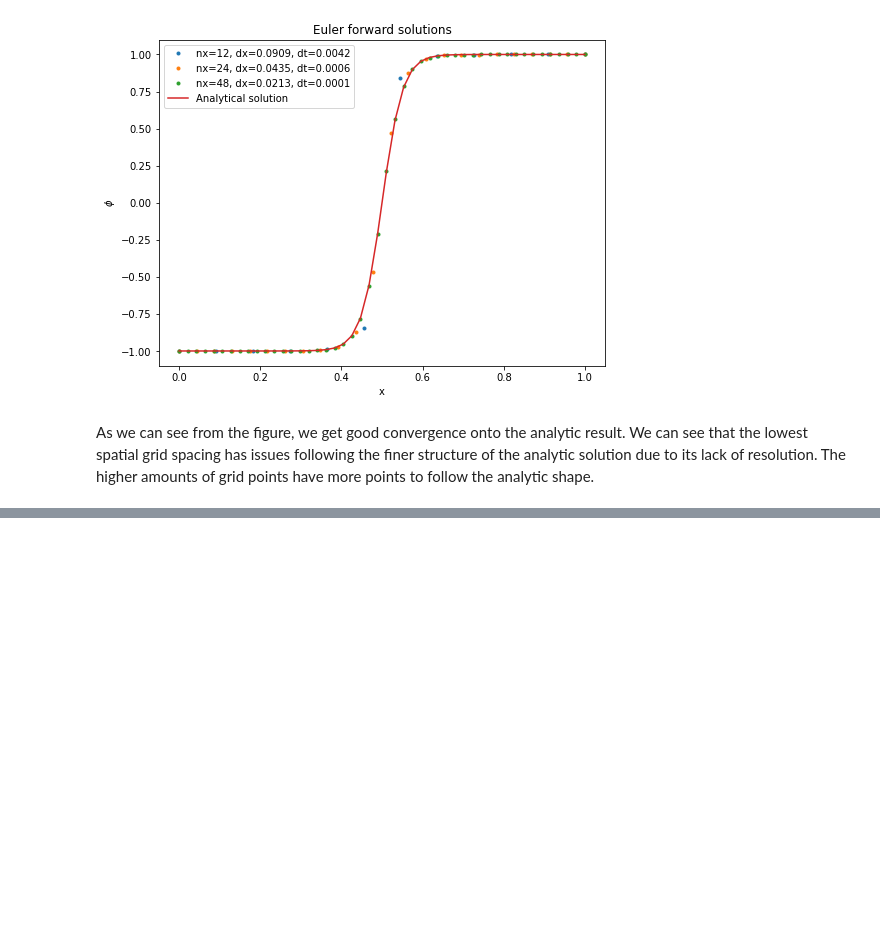
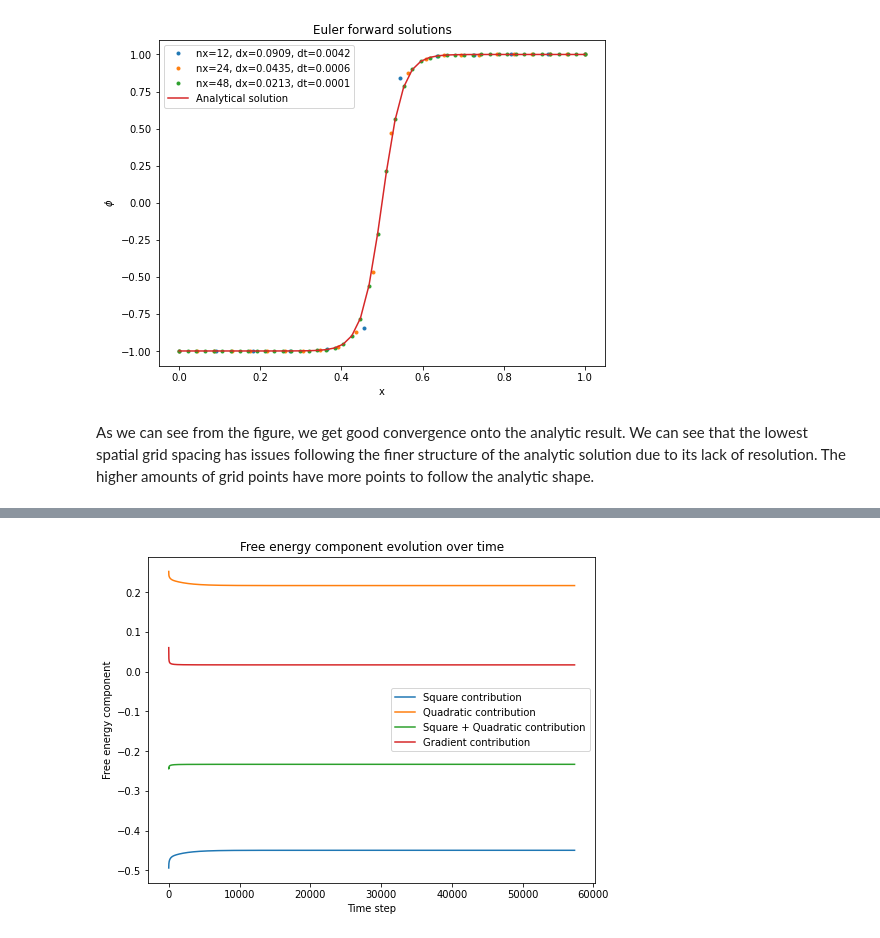
Before and after one commit to KevoSoftworks/mathematical_and_numerical_physics, a Jupyter notebook: hw1.ipynb, the cells around one changed output, grey strips where cells are left out. Drawn from its saved outputs; the diff is of its cells as text; code cells hidden in the pictures; blank space fills up the shorter version.

```diff
--- a/hw1.ipynb
+++ b/hw1.ipynb
@@ -350,0 +416,13 @@ As we can see from the figure, we get good convergence onto the analytic result.
+# %%
+plt.figure(figsize=(6.4*1.25, 4.8*1.25))
+
+plt.plot(range(nt - 1), sq[:-1], label="Square contribution")
+plt.plot(range(nt - 1), qu[:-1], label="Quadratic contribution")
+plt.plot(range(nt - 1), np.array(sq[:-1]) + np.array(qu[:-1]), label="Square + Quadratic contribution")
+plt.plot(range(nt - 1), grad[:-1], label="Gradient contribution")
+plt.xlabel("Time step")
+plt.ylabel("Free energy component")
+plt.legend()
+plt.title("Free energy component evolution over time");
+# %% [output]
+[figure, added]
```
Also changed, not shown: parts of 8 cells of this notebook, 1 other file.
